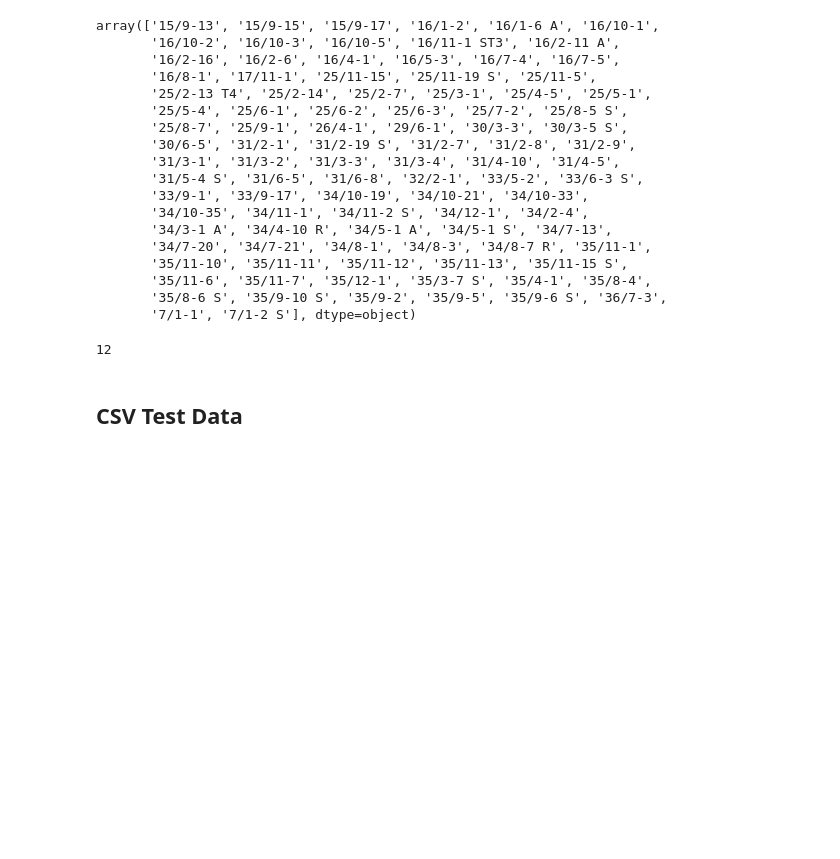
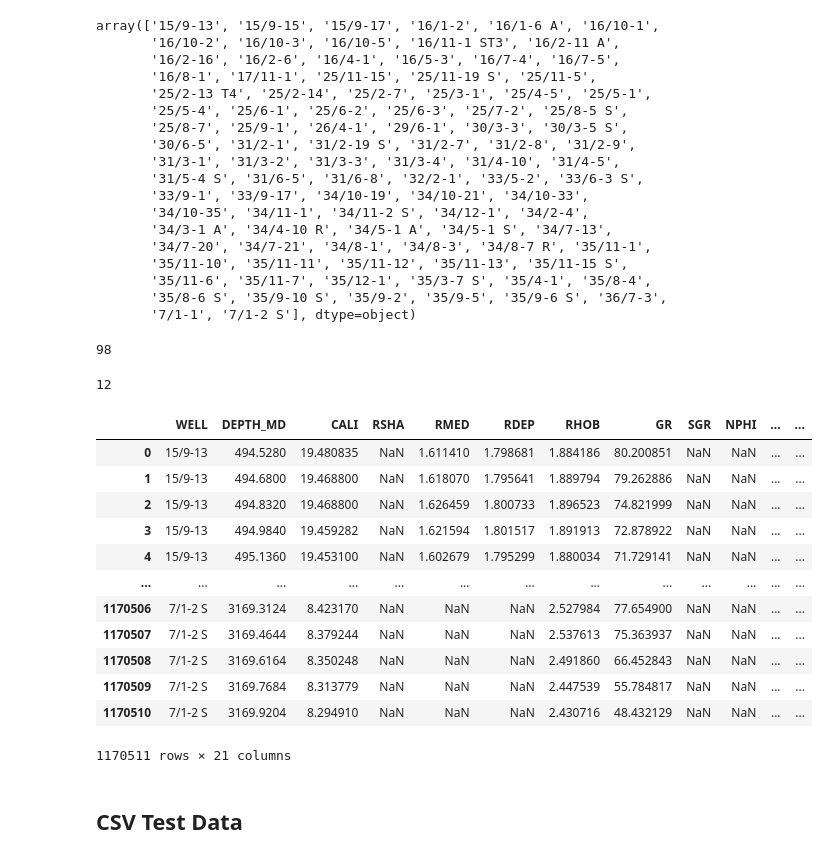
Before and after one commit to ruzieqnafiha/improving-lithology-label-well-logs, a Jupyter notebook: Data preparation (copy from Github).ipynb, the cells around one changed output. Cells and saved outputs as stored; diff of their text form; code cells hidden in the pictures; blank space fills up the shorter version.

```diff
--- a/Data preparation (copy from Github).ipynb
+++ b/Data preparation (copy from Github).ipynb
@@ -64,12 +55,33 @@ array(['15/9-13', '15/9-15', '15/9-17', '16/1-2', '16/1-6 A', '16/10-1',
        '35/11-6', '35/11-7', '35/12-1', '35/3-7 S', '35/4-1', '35/8-4',
        '35/8-6 S', '35/9-10 S', '35/9-2', '35/9-5', '35/9-6 S', '36/7-3',
        '7/1-1', '7/1-2 S'], dtype=object)
+# %%
+len(well_train_data)
+# %% [output]
+98
 # %%
 train_data['FORCE_2020_LITHOFACIES_LITHOLOGY'].nunique()
 # %% [output]
 12
 # %%
 train_data.rename(columns = {'FORCE_2020_LITHOFACIES_LITHOLOGY':'LITHOLOGY'}, inplace = True)
+# %%
+train_data = train_data[['WELL', 'DEPTH_MD', 'CALI', 'RSHA', 'RMED', 'RDEP', 'RHOB', 'GR', 'SGR', 'NPHI', 'PEF', 'DTC', 'SP', 'BS', 'DTS', 'DRHO', 'RMIC', 'RXO', 'LITHOLOGY','GROUP', 'FORMATION']]
+train_data
+# %% [output]
+|  | WELL | DEPTH_MD | CALI | RSHA | RMED | RDEP | RHOB | GR | SGR | NPHI | ... | ... |
+| 0 | 15/9-13 | 494.5280 | 19.480835 | NaN | 1.611410 | 1.798681 | 1.884186 | 80.200851 | NaN | NaN | ... | ... |
+| 1 | 15/9-13 | 494.6800 | 19.468800 | NaN | 1.618070 | 1.795641 | 1.889794 | 79.262886 | NaN | NaN | ... | ... |
+| 2 | 15/9-13 | 494.8320 | 19.468800 | NaN | 1.626459 | 1.800733 | 1.896523 | 74.821999 | NaN | NaN | ... | ... |
+| 3 | 15/9-13 | 494.9840 | 19.459282 | NaN | 1.621594 | 1.801517 | 1.891913 | 72.878922 | NaN | NaN | ... | ... |
+| 4 | 15/9-13 | 495.1360 | 19.453100 | NaN | 1.602679 | 1.795299 | 1.880034 | 71.729141 | NaN | NaN | ... | ... |
+| ... | ... | ... | ... | ... | ... | ... | ... | ... | ... | ... | ... | ... |
+| 1170506 | 7/1-2 S | 3169.3124 | 8.423170 | NaN | NaN | NaN | 2.527984 | 77.654900 | NaN | NaN | ... | ... |
+| 1170507 | 7/1-2 S | 3169.4644 | 8.379244 | NaN | NaN | NaN | 2.537613 | 75.363937 | NaN | NaN | ... | ... |
+| 1170508 | 7/1-2 S | 3169.6164 | 8.350248 | NaN | NaN | NaN | 2.491860 | 66.452843 | NaN | NaN | ... | ... |
+| 1170509 | 7/1-2 S | 3169.7684 | 8.313779 | NaN | NaN | NaN | 2.447539 | 55.784817 | NaN | NaN | ... | ... |
+| 1170510 | 7/1-2 S | 3169.9204 | 8.294910 | NaN | NaN | NaN | 2.430716 | 48.432129 | NaN | NaN | ... | ... |
+1170511 rows × 21 columns
 # %% [markdown]
 ## CSV Test Data
 # %%
```
Also changed, not shown: parts of 19 cells of this notebook, 1 other file.
